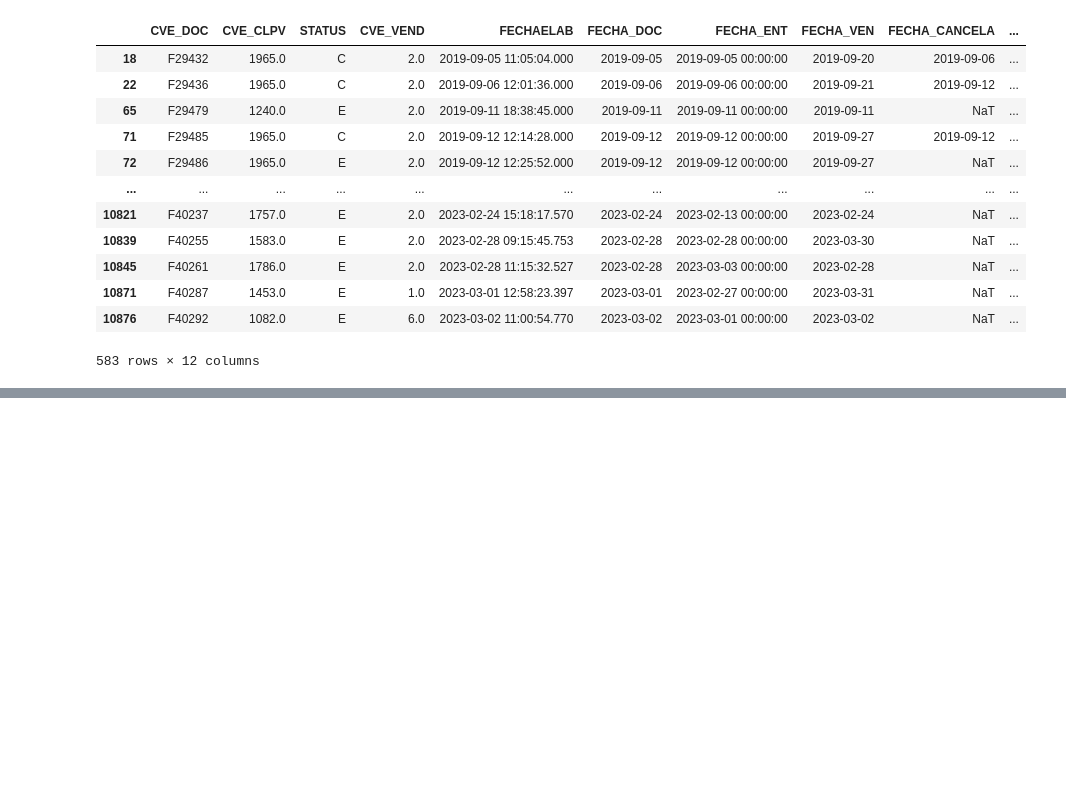
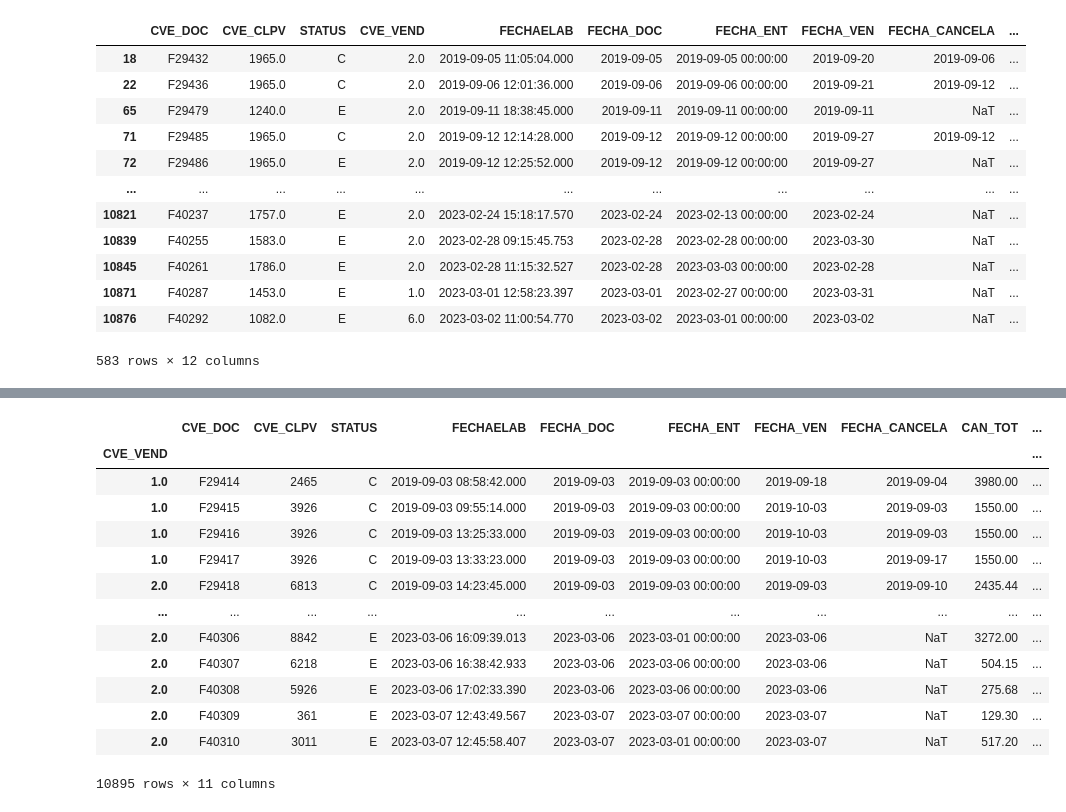
Before and after one commit to MarianaMr06/Extraccion_de_Datos, a Jupyter notebook: 1-Extracción-Datos.ipynb, the cells around one changed output, grey strips where cells are left out. Saved outputs shown, nothing was run; the diff lists cells and outputs as text; code cells hidden in the pictures; blank space fills up the shorter version.

```diff
--- a/1-Extracción-Datos.ipynb
+++ b/1-Extracción-Datos.ipynb
@@ -345,0 +432,19 @@ filtroA
+# %%
+#Index= CVE_VEND (valores: 1, 2)  (columna: FECHAELAB)
+dat1=pd.read_excel('Datos de Facturación.xlsx', index_col=3)
+dat1
+# %% [output]
+|  | CVE_DOC | CVE_CLPV | STATUS | FECHAELAB | FECHA_DOC | FECHA_ENT | FECHA_VEN | FECHA_CANCELA | CAN_TOT | ... |
+| CVE_VEND |  |  |  |  |  |  |  |  |  | ... |
+| 1.0 | F29414 | 2465 | C | 2019-09-03 08:58:42.000 | 2019-09-03 | 2019-09-03 00:00:00 | 2019-09-18 | 2019-09-04 | 3980.00 | ... |
+| 1.0 | F29415 | 3926 | C | 2019-09-03 09:55:14.000 | 2019-09-03 | 2019-09-03 00:00:00 | 2019-10-03 | 2019-09-03 | 1550.00 | ... |
+| 1.0 | F29416 | 3926 | C | 2019-09-03 13:25:33.000 | 2019-09-03 | 2019-09-03 00:00:00 | 2019-10-03 | 2019-09-03 | 1550.00 | ... |
+| 1.0 | F29417 | 3926 | C | 2019-09-03 13:33:23.000 | 2019-09-03 | 2019-09-03 00:00:00 | 2019-10-03 | 2019-09-17 | 1550.00 | ... |
+| 2.0 | F29418 | 6813 | C | 2019-09-03 14:23:45.000 | 2019-09-03 | 2019-09-03 00:00:00 | 2019-09-03 | 2019-09-10 | 2435.44 | ... |
+| ... | ... | ... | ... | ... | ... | ... | ... | ... | ... | ... |
+| 2.0 | F40306 | 8842 | E | 2023-03-06 16:09:39.013 | 2023-03-06 | 2023-03-01 00:00:00 | 2023-03-06 | NaT | 3272.00 | ... |
+| 2.0 | F40307 | 6218 | E | 2023-03-06 16:38:42.933 | 2023-03-06 | 2023-03-06 00:00:00 | 2023-03-06 | NaT | 504.15 | ... |
+| 2.0 | F40308 | 5926 | E | 2023-03-06 17:02:33.390 | 2023-03-06 | 2023-03-06 00:00:00 | 2023-03-06 | NaT | 275.68 | ... |
+| 2.0 | F40309 | 361 | E | 2023-03-07 12:43:49.567 | 2023-03-07 | 2023-03-07 00:00:00 | 2023-03-07 | NaT | 129.30 | ... |
+| 2.0 | F40310 | 3011 | E | 2023-03-07 12:45:58.407 | 2023-03-07 | 2023-03-01 00:00:00 | 2023-03-07 | NaT | 517.20 | ... |
+10895 rows × 11 columns
```
Also changed, not shown: parts of 21 cells of this notebook, 7 other files.
